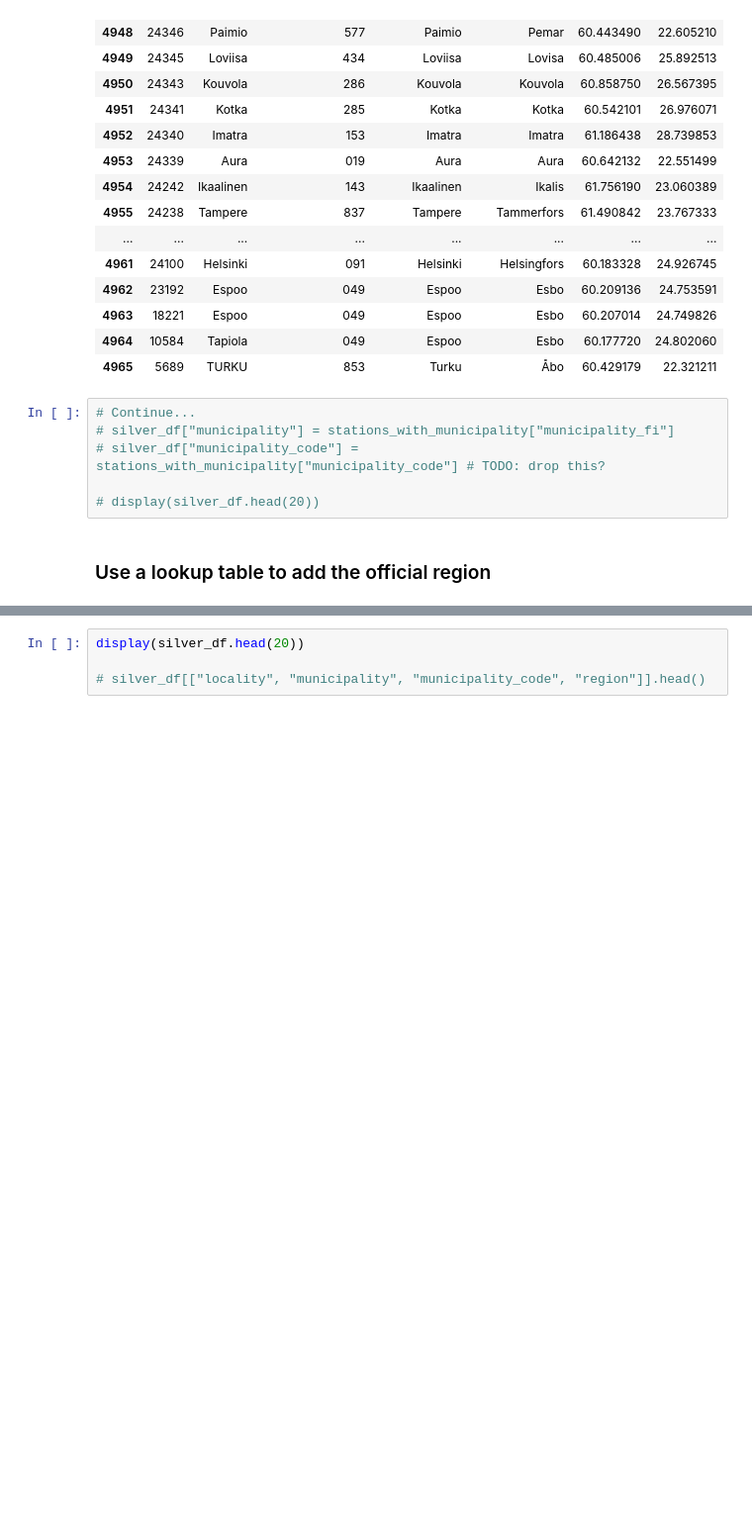
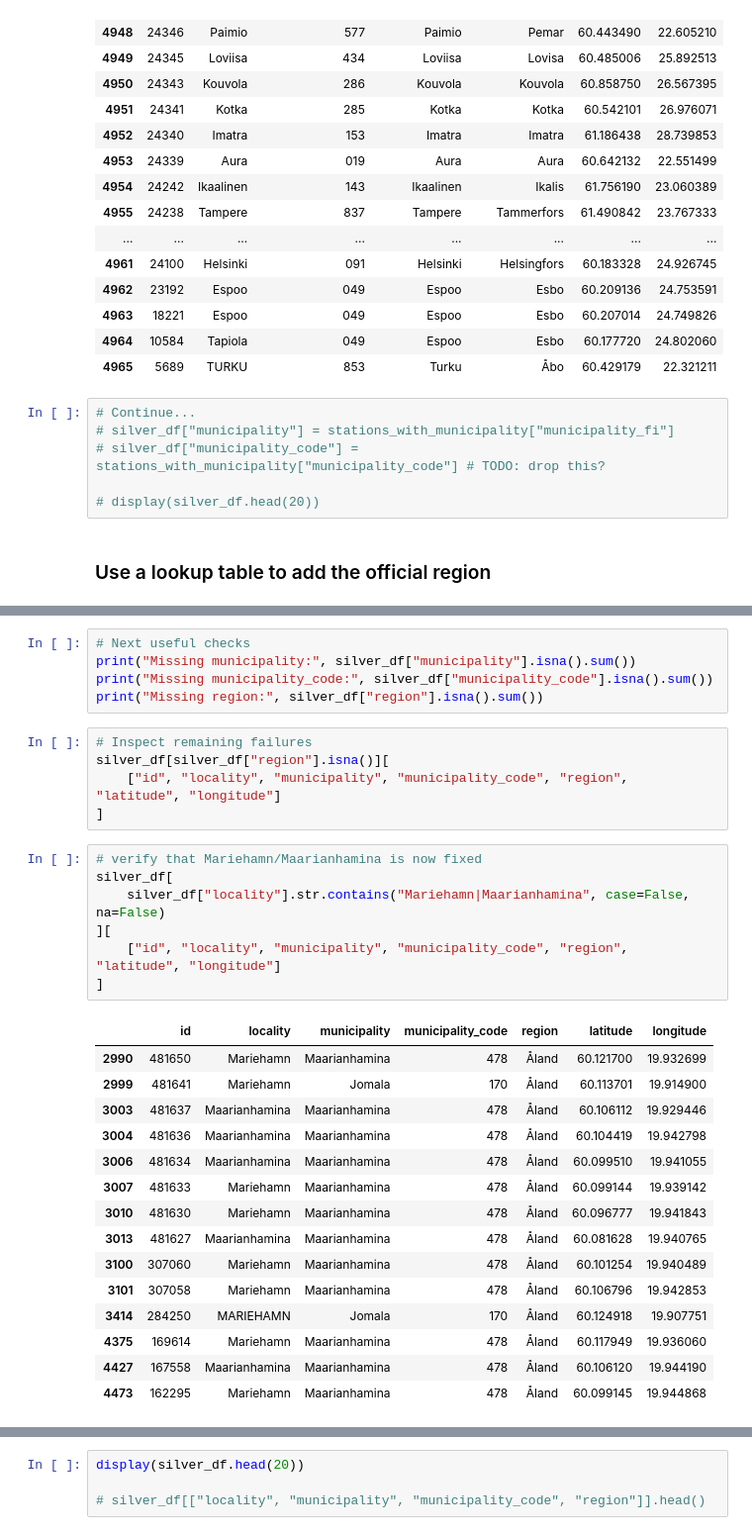
Before and after one commit to MarkusJakonen/de-week8-mini-project-team1, a Jupyter notebook: Silver/silver_data_cleaning_open_charge_FI.ipynb, the cells around one changed output, grey strips where cells are left out. Shown at 99% size. Saved outputs shown, nothing was run; the diff lists cells and outputs as text; blank space fills up the shorter version.

```diff
--- a/Silver/silver_data_cleaning_open_charge_FI.ipynb
+++ b/Silver/silver_data_cleaning_open_charge_FI.ipynb
@@ -565,0 +669,33 @@ silver_df = silver_df.rename(columns={
+# %%
+# Next useful checks
+print("Missing municipality:", silver_df["municipality"].isna().sum())
+print("Missing municipality_code:", silver_df["municipality_code"].isna().sum())
+print("Missing region:", silver_df["region"].isna().sum())
+# %%
+# Inspect remaining failures
+silver_df[silver_df["region"].isna()][
+    ["id", "locality", "municipality", "municipality_code", "region", "latitude", "longitude"]
+]
+# %%
+# verify that Mariehamn/Maarianhamina is now fixed
+silver_df[
+    silver_df["locality"].str.contains("Mariehamn|Maarianhamina", case=False, na=False)
+][
+    ["id", "locality", "municipality", "municipality_code", "region", "latitude", "longitude"]
+]
+# %% [output]
+|  | id | locality | municipality | municipality_code | region | latitude | longitude |
+| 2990 | 481650 | Mariehamn | Maarianhamina | 478 | Åland | 60.121700 | 19.932699 |
+| 2999 | 481641 | Mariehamn | Jomala | 170 | Åland | 60.113701 | 19.914900 |
+| 3003 | 481637 | Maarianhamina | Maarianhamina | 478 | Åland | 60.106112 | 19.929446 |
+| 3004 | 481636 | Maarianhamina | Maarianhamina | 478 | Åland | 60.104419 | 19.942798 |
+| 3006 | 481634 | Maarianhamina | Maarianhamina | 478 | Åland | 60.099510 | 19.941055 |
+| 3007 | 481633 | Mariehamn | Maarianhamina | 478 | Åland | 60.099144 | 19.939142 |
+| 3010 | 481630 | Mariehamn | Maarianhamina | 478 | Åland | 60.096777 | 19.941843 |
+| 3013 | 481627 | Maarianhamina | Maarianhamina | 478 | Åland | 60.081628 | 19.940765 |
+| 3100 | 307060 | Mariehamn | Maarianhamina | 478 | Åland | 60.101254 | 19.940489 |
+| 3101 | 307058 | Mariehamn | Maarianhamina | 478 | Åland | 60.106796 | 19.942853 |
+| 3414 | 284250 | MARIEHAMN | Jomala | 170 | Åland | 60.124918 | 19.907751 |
+| 4375 | 169614 | Mariehamn | Maarianhamina | 478 | Åland | 60.117949 | 19.936060 |
+| 4427 | 167558 | Maarianhamina | Maarianhamina | 478 | Åland | 60.106120 | 19.944190 |
+| 4473 | 162295 | Mariehamn | Maarianhamina | 478 | Åland | 60.099145 | 19.944868 |
```
Also changed, not shown: parts of 16 cells of this notebook.
